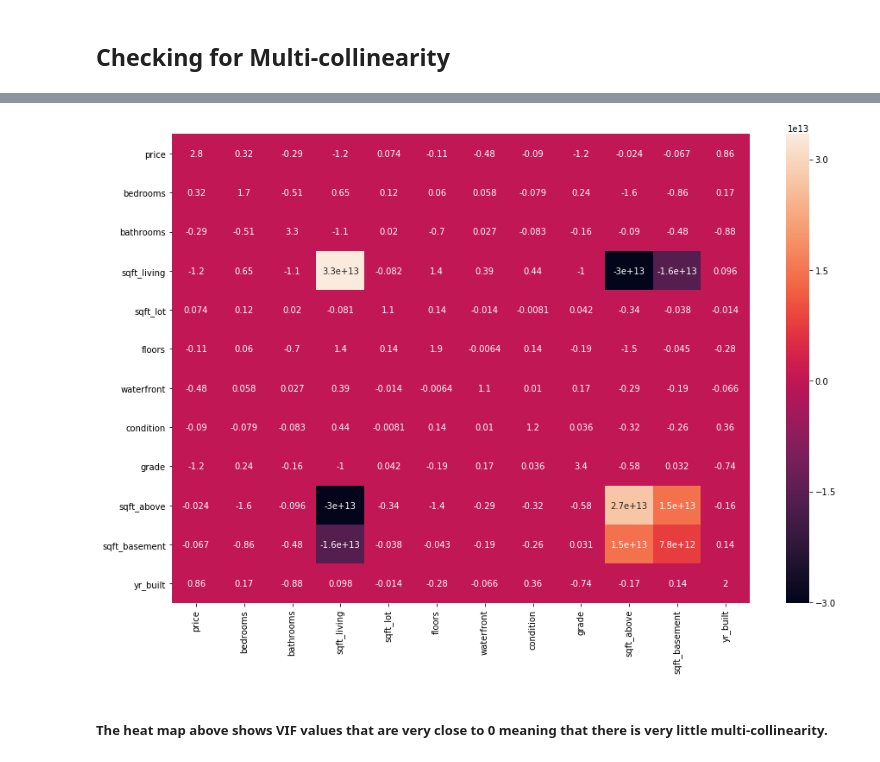
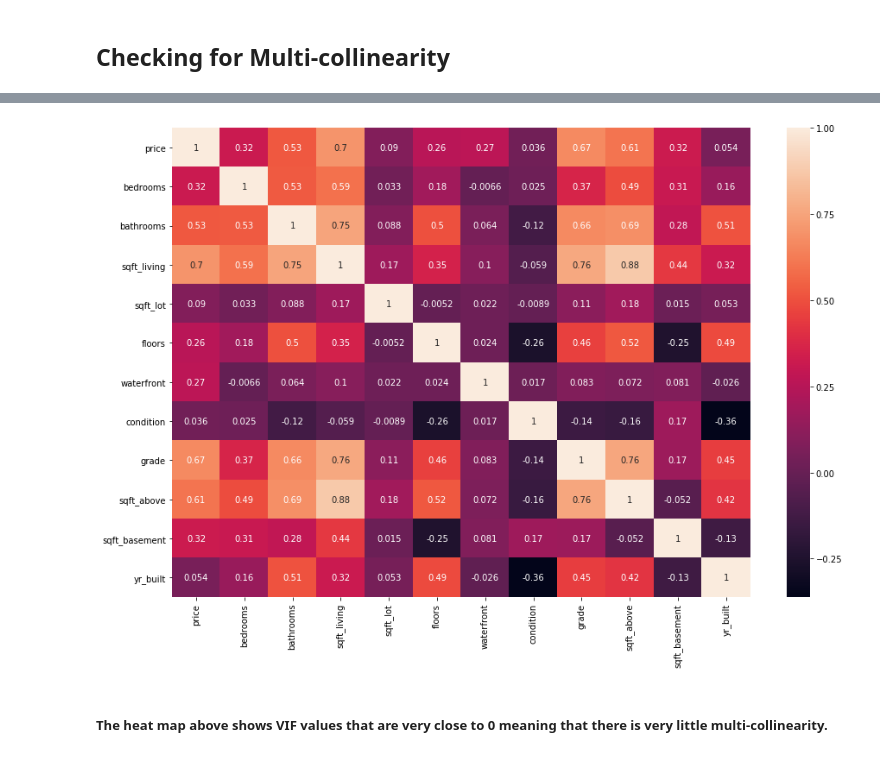
Before and after one commit to vivianusdjpy/Supervised-Learning-with-Various-Regression-Techniques, a Jupyter notebook: Supervised_Learning_using_various_Regression_Techniques.ipynb, the cells around one changed output, grey strips where cells are left out. Drawn from its saved outputs; the diff is of its cells as text; code cells hidden in the pictures.

```diff
--- a/Supervised_Learning_using_various_Regression_Techniques.ipynb
+++ b/Supervised_Learning_using_various_Regression_Techniques.ipynb
@@ -431,11 +429,11 @@ corr
 | yr_built | 0.053993 | 0.159167 | 0.506012 | 0.318037 | 0.053073 | 0.489302 | -0.026165 | -0.361380 | 0.446952 | ... |
 # %%
 #computing the VIF(which is the inverse of the correlation matrix)
-VIF_df = pd.DataFrame(np.linalg.inv(corr.values), index = corr.index, columns = corr.columns)
+# VIF_df = pd.DataFrame(np.linalg.inv(corr.values), index = corr.index, columns = corr.columns)
 plt.figure(figsize=(15,10))
-sb.heatmap(VIF_df, annot = True)
+sb.heatmap(corr, annot = True)
 plt.show()
 # %% [output]
-[figure, old version]
+[figure, new version]
 # %% [markdown]
 ##### The heat map above shows VIF values that are very close to 0 meaning that there is very little multi-collinearity.
```
Also changed, not shown: parts of 14 cells of this notebook.
